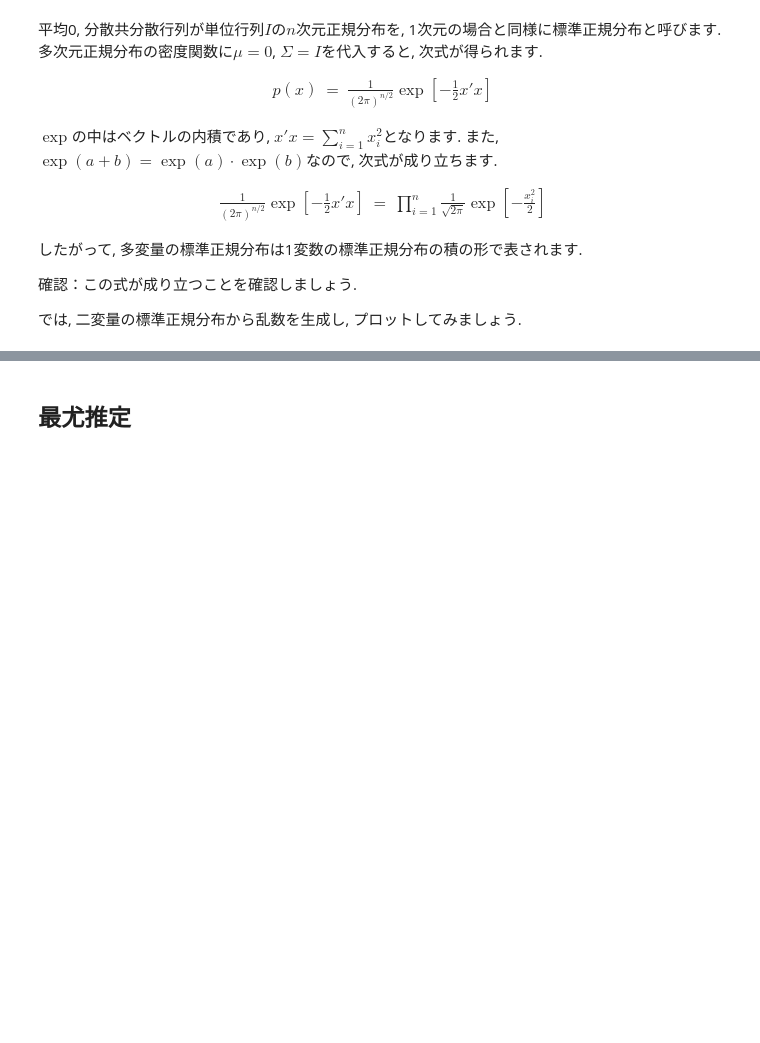
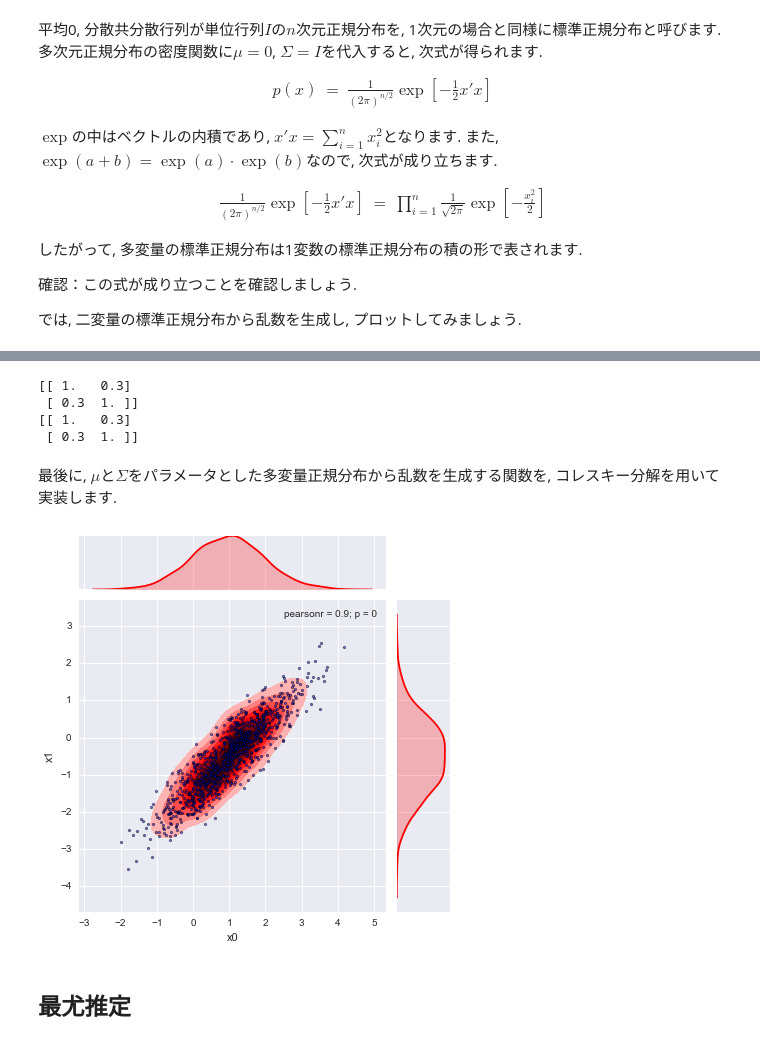
Before and after one commit to taku-y/soleil, a Jupyter notebook: notebook/20160821/excercise3.ipynb, the cells around one changed output, grey strips where cells are left out. Saved outputs shown, nothing was run; the diff lists cells and outputs as text; code cells hidden in the pictures; blank space fills up the shorter version.

```diff
--- a/notebook/20160821/excercise3.ipynb
+++ b/notebook/20160821/excercise3.ipynb
@@ -262,2 +339,42 @@ g.ax_joint.collections[0].set_alpha(0)
+# %%
+sigma = np.array([[1.0, 0.3], [0.3, 1.0]])
+a = np.linalg.cholesky(sigma)
+print(sigma)
+print(a.dot(a.T))
+# %% [output]
+[[ 1.   0.3]
+ [ 0.3  1. ]]
+[[ 1.   0.3]
+ [ 0.3  1. ]]
+# %% [markdown]
+最後に, $\mu$と$\Sigma$をパラメータとした多変量正規分布から乱数を生成する関数を, コレスキー分解を用いて実装します.
+# %%
+def mvn_sample(n_samples, mu, sigma, rng):
+    n = len(mu)
+    assert(mu.ndim == 1)
+    # 本当は正定値性を確認する必要があります. ここではサボっています.
+    assert((sigma.shape == (n, n)) and np.all(sigma == sigma.T))
+
+    xs = smvn_sample(n_samples, n, rng)
+
+    # xsを行ベクトルとして扱うため, aを左から乗じています.
+    # このaは式ではA'（転置）に対応します.
+    a = np.linalg.cholesky(sigma).T
+    return xs.dot(a) + mu
+
+n_samples = 1000
+mu = np.array([1., -0.5])
+sigma = np.array([[1.0, 0.9], [0.9, 1.0]])
+rng = np.random.RandomState(0)
+xs = mvn_sample(n_samples, mu, sigma, rng)
+
+# Seabornを使うため, サンプル集合をPandasのデータフレームに格納します.
+df = pd.DataFrame({'x0': xs[:, 0], 'x1': xs[:, 1]})
+
+g = sns.jointplot(x="x0", y="x1", data=df, kind="kde", color='r')
+g.plot_joint(plt.scatter, c="b", s=5, linewidth=1, alpha=0.5)
+g.ax_joint.collections[0].set_alpha(0)
+# %% [output]
+[figure, added]
 # %% [markdown]
 ## 最尤推定
```
Also changed, not shown: parts of 18 cells of this notebook.
